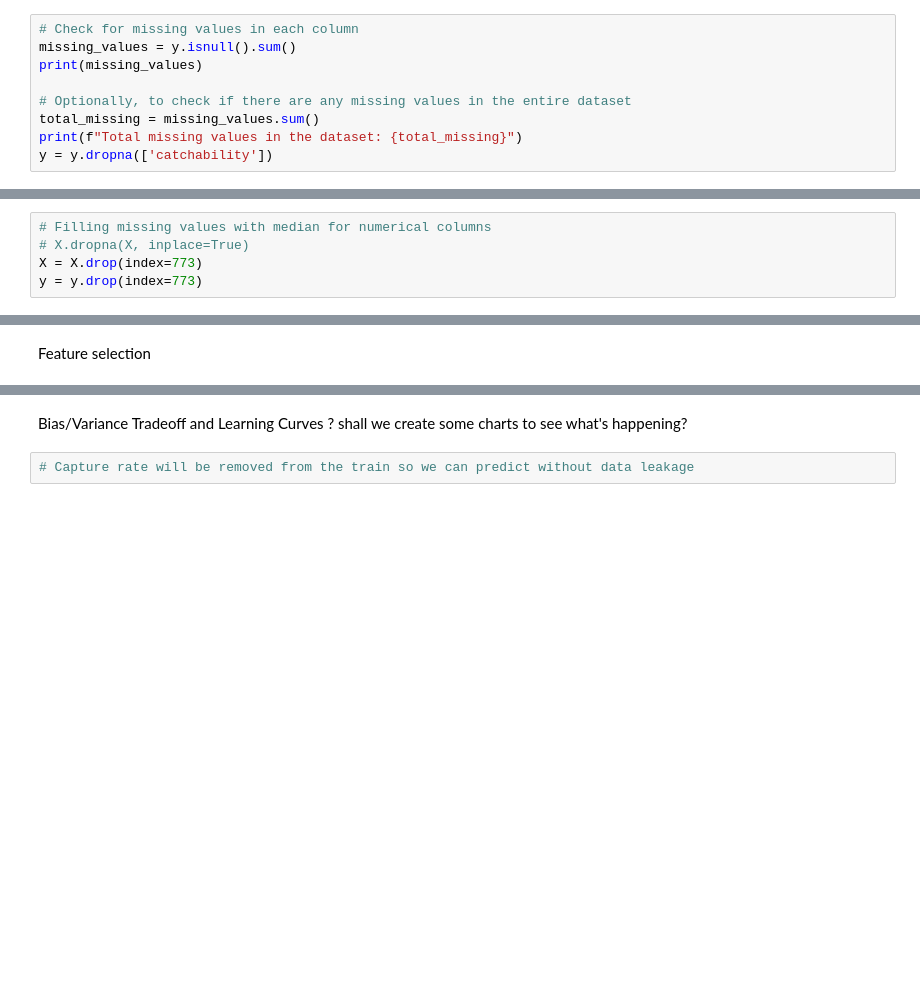
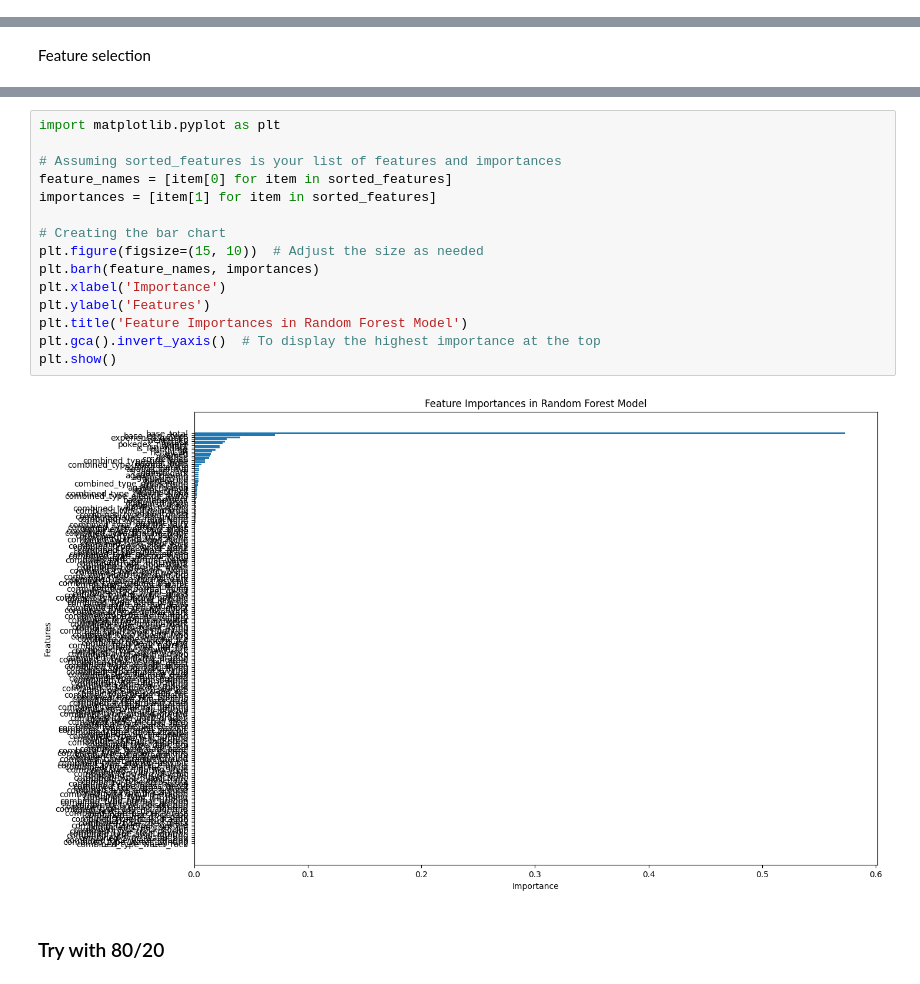
Before and after one commit to mtthibault/catchemall, a Jupyter notebook: notebooks/catchemall-project-caspar.ipynb, the cells around one changed output, grey strips where cells are left out. Cells and saved outputs as stored; diff of their text form; blank space fills up the shorter version.

Commit message:
Adding workbook and WORKING model meme si cest pas tiptop

```diff
--- a/notebooks/catchemall-project-caspar.ipynb
+++ b/notebooks/catchemall-project-caspar.ipynb
@@ -505,12 +647,3 @@ If we want, we can encode the non-numerical columns
 Holdout method and k-fold cross validation
 # %% [markdown]
 Recheck no missing values
-# %%
-# Check for missing values in each column
-missing_values = y.isnull().sum()
-print(missing_values)
-
-# Optionally, to check if there are any missing values in the entire dataset
-total_missing = missing_values.sum()
-print(f"Total missing values in the dataset: {total_missing}")
-y = y.dropna(['catchability'])
@@ -531,7 +656,2 @@ Column(s) with missing value(s): ['against_bug', 'against_dark', 'against_dragon
 # %% [markdown]
 Fill missing values if any are present
-# %%
-# Filling missing values with median for numerical columns
-# X.dropna(X, inplace=True)
-X = X.drop(index=773)
-y = y.drop(index=773)
@@ -582,5 +698,19 @@ Feature Importances: [('base_total', 0.6092117304274427), ('base_egg_steps', 0.0
-# %% [markdown]
-Bias/Variance Tradeoff and Learning Curves
-? shall we create some charts to see what's happening?
-# %%
-# Capture rate will be removed from the train so we can predict without data leakage
+# %%
+import matplotlib.pyplot as plt
+
+# Assuming sorted_features is your list of features and importances
+feature_names = [item[0] for item in sorted_features]
+importances = [item[1] for item in sorted_features]
+
+# Creating the bar chart
+plt.figure(figsize=(15, 10))  # Adjust the size as needed
+plt.barh(feature_names, importances)
+plt.xlabel('Importance')
+plt.ylabel('Features')
+plt.title('Feature Importances in Random Forest Model')
+plt.gca().invert_yaxis()  # To display the highest importance at the top
+plt.show()
+# %% [output]
+[figure, added]
+# %% [markdown]
+### Try with 80/20
```
Also changed, not shown: parts of 79 cells of this notebook, 1 other file.
